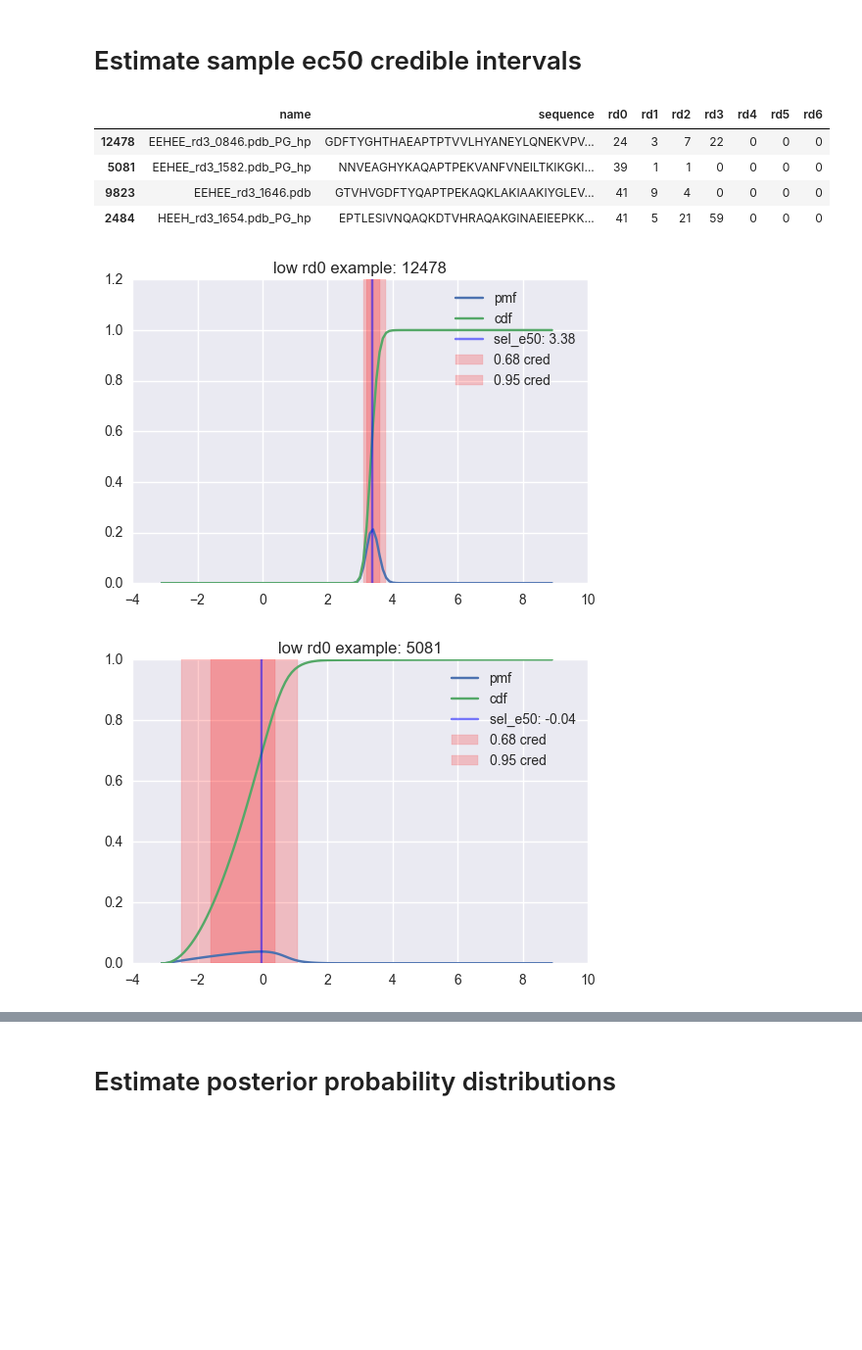
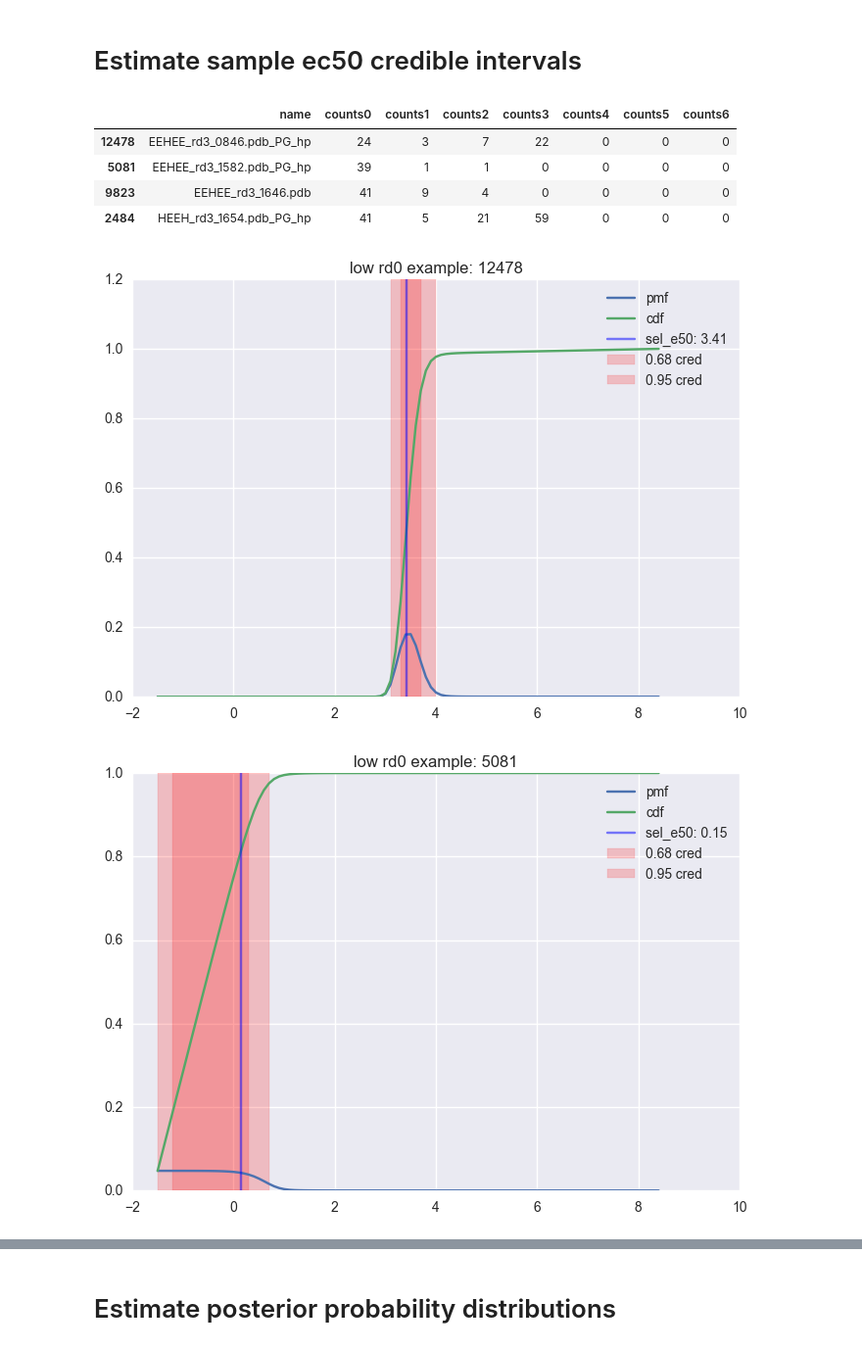
Before and after one commit to asford/protease_experimental_analysis, a Jupyter notebook: workspace/sequencing_model_example.ipynb, the cells around one changed output, grey strips where cells are left out. Shown at 98% size. Saved outputs shown, nothing was run; the diff lists cells and outputs as text; code cells hidden in the pictures; blank space fills up the shorter version.

```diff
--- a/workspace/sequencing_model_example.ipynb
+++ b/workspace/sequencing_model_example.ipynb
@@ -36,6 +36,7 @@ import protease_experimental_analysis.data as data
 # %%
 fit_data = pandas.read_csv("161005_grocklin_chymo_fit_data", delim_whitespace=True)
 src_data = data.model_input["rd3_chymo"]
+count_data = data.counts["rd3_chymo"]
 # %% [markdown]
 # Generate Model and fit MAP
 # %%
@@ -46,5 +47,5 @@ reload(protease_sequencing_model)
 # %%
 src_model = (
-    protease_sequencing_model.FractionalSelectionModel(response_fn="expit", homogenous_k=True)
+    protease_sequencing_model.FractionalSelectionModel(response_fn="LogisticResponse")
     .build_model(src_data))
 # %% [output]
@@ -96,20 +96,21 @@ seaborn.jointplot(
 # %% [markdown]
 # Estimate sample ec50 credible intervals
 # %%
-low_count_examples = chymo_src_data.sort_values(by="rd0").query("rd2 != 0 & rd1 != 0", engine="python").head(4)
+low_count_examples = (count_data.sort_values(by="counts0")
+    .query("counts2 != 0 & counts1 != 0", engine="python").head(4))
 
 for i in low_count_examples.index.values:
     pylab.figure()
     src_model.plot_cred_summary(src_model.estimate_ec50_cred(default_map, i))
     pylab.title("low rd0 example: %i" % i)
     pylab.legend()
 
 low_count_examples
 # %% [output]
-|  | name | sequence | rd0 | rd1 | rd2 | rd3 | rd4 | rd5 | rd6 |
-| 12478 | EEHEE_rd3_0846.pdb_PG_hp | GDFTYGHTHAEAPTPTVVLHYANEYLQNEKVPV... | 24 | 3 | 7 | 22 | 0 | 0 | 0 |
-| 5081 | EEHEE_rd3_1582.pdb_PG_hp | NNVEAGHYKAQAPTPEKVANFVNEILTKIKGKI... | 39 | 1 | 1 | 0 | 0 | 0 | 0 |
-| 9823 | EEHEE_rd3_1646.pdb | GTVHVGDFTYQAPTPEKAQKLAKIAAKIYGLEV... | 41 | 9 | 4 | 0 | 0 | 0 | 0 |
-| 2484 | HEEH_rd3_1654.pdb_PG_hp | EPTLESIVNQAQKDTVHRAQAKGINAEIEEPKK... | 41 | 5 | 21 | 59 | 0 | 0 | 0 |
+|  | name | counts0 | counts1 | counts2 | counts3 | counts4 | counts5 | counts6 |
+| 12478 | EEHEE_rd3_0846.pdb_PG_hp | 24 | 3 | 7 | 22 | 0 | 0 | 0 |
+| 5081 | EEHEE_rd3_1582.pdb_PG_hp | 39 | 1 | 1 | 0 | 0 | 0 | 0 |
+| 9823 | EEHEE_rd3_1646.pdb | 41 | 9 | 4 | 0 | 0 | 0 | 0 |
+| 2484 | HEEH_rd3_1654.pdb_PG_hp | 41 | 5 | 21 | 59 | 0 | 0 | 0 |
-[figure, old version]
+[figure, new version]
-[figure, old version]
+[figure, new version]
```
Also changed, not shown: parts of 12 cells of this notebook, 2 other files.
